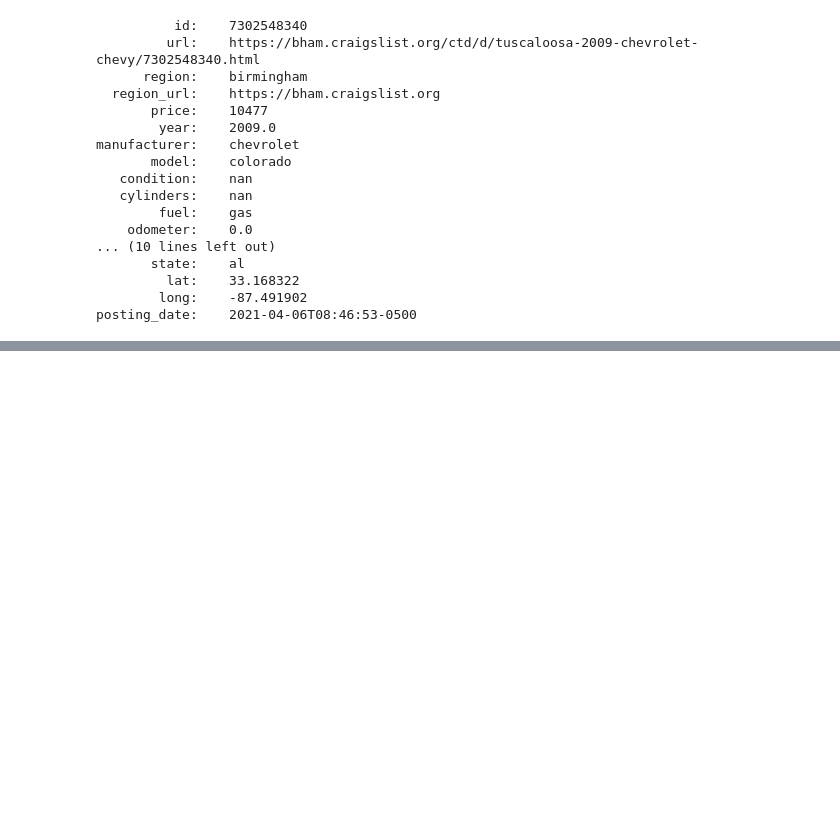
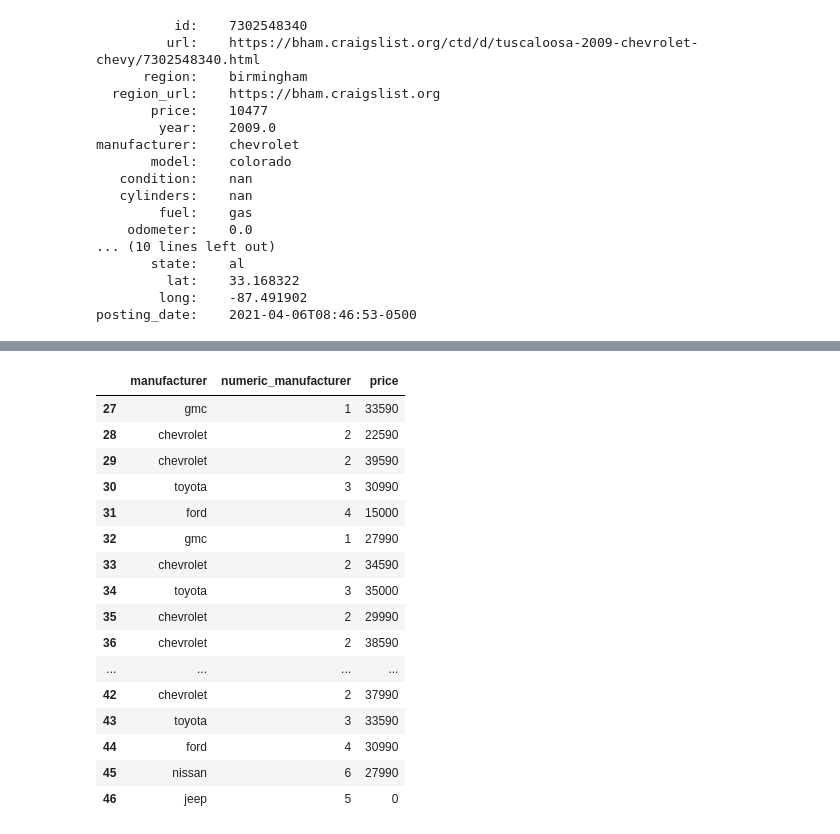
Before and after one commit to wetherc/data-2000, a Jupyter notebook: labs/040_linear-models-lab.ipynb, the cells around one changed output, grey strips where cells are left out. Drawn from its saved outputs; the diff is of its cells as text; code cells hidden in the pictures; blank space fills up the shorter version.

```diff
--- a/labs/040_linear-models-lab.ipynb
+++ b/labs/040_linear-models-lab.ipynb
@@ -368,5 +368,3 @@ manufacturer:    chevrolet
          lat:    33.168322
         long:    -87.491902
 posting_date:    2021-04-06T08:46:53-0500
-# %%
-data = pd.concat([data, pd.get_dummies(data["manufacturer"])])
@@ -372,0 +384,6 @@ data = pd.concat([data, pd.get_dummies(data["manufacturer"])])
+# %%
+manufacturers = {
+    key: idx
+    for idx, key in enumerate(data["manufacturer"].unique().tolist())
+}
+manufacturers
@@ -372,0 +422,24 @@ data = pd.concat([data, pd.get_dummies(data["manufacturer"])])
+# %%
+data["numeric_manufacturer"] = data["manufacturer"].apply(
+    lambda x: manufacturers.get(x)
+)
+# %%
+data.loc[data["manufacturer"].notna(), ["manufacturer", "numeric_manufacturer", "price"]].head(20)
+# %% [output]
+|  | manufacturer | numeric_manufacturer | price |
+| 27 | gmc | 1 | 33590 |
+| 28 | chevrolet | 2 | 22590 |
+| 29 | chevrolet | 2 | 39590 |
+| 30 | toyota | 3 | 30990 |
+| 31 | ford | 4 | 15000 |
+| 32 | gmc | 1 | 27990 |
+| 33 | chevrolet | 2 | 34590 |
+| 34 | toyota | 3 | 35000 |
+| 35 | chevrolet | 2 | 29990 |
+| 36 | chevrolet | 2 | 38590 |
+| ... | ... | ... | ... |
+| 42 | chevrolet | 2 | 37990 |
+| 43 | toyota | 3 | 33590 |
+| 44 | ford | 4 | 30990 |
+| 45 | nissan | 6 | 27990 |
+| 46 | jeep | 5 | 0 |
```
Also changed, not shown: parts of 6 cells of this notebook.
